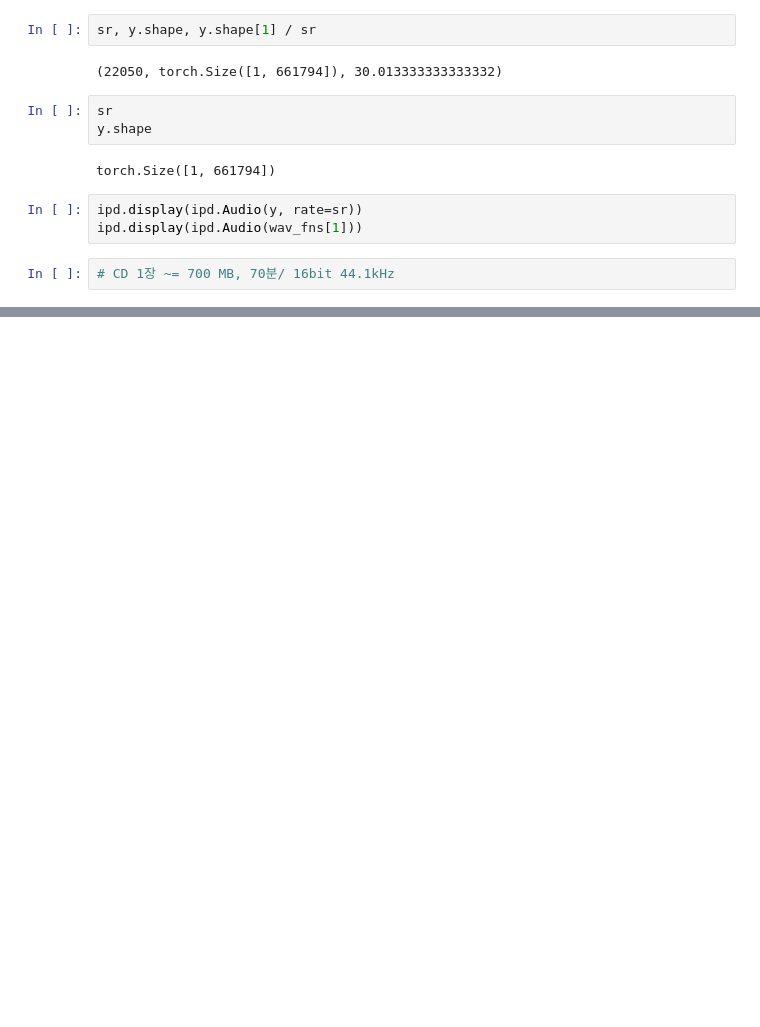
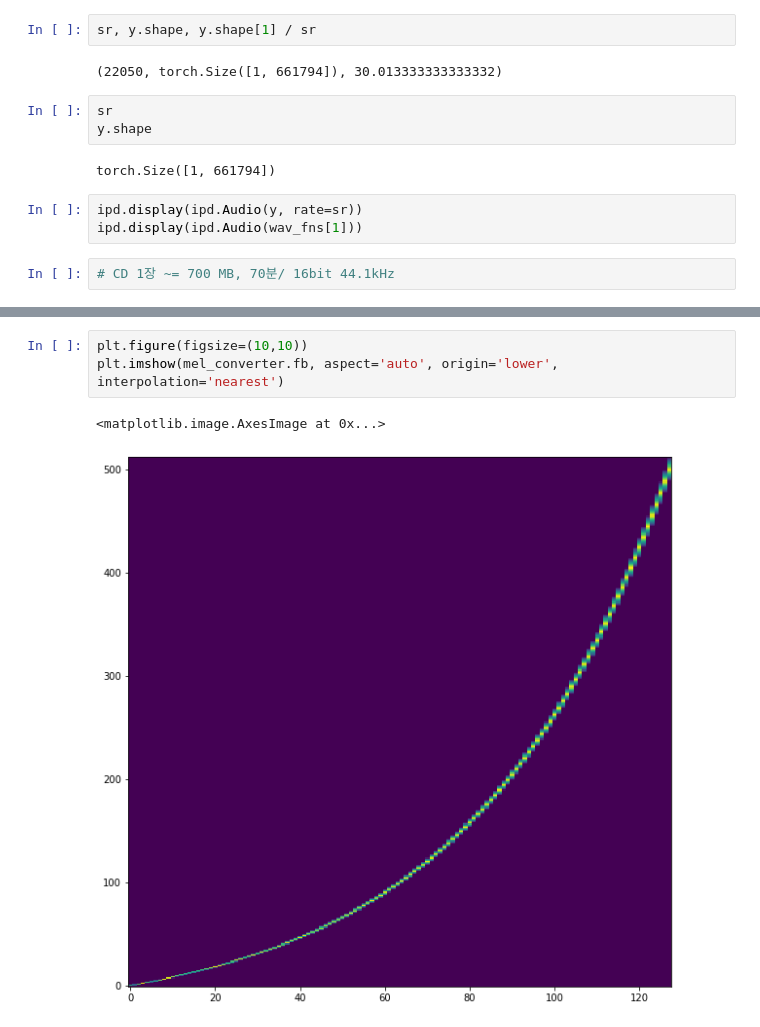
Before and after one commit to jdasam/ant5015-2023, a Jupyter notebook: notebooks/3rd_week_live_coding.ipynb, the cells around one changed output, grey strips where cells are left out. Cells and saved outputs as stored; diff of their text form; blank space fills up the shorter version.

```diff
--- a/notebooks/3rd_week_live_coding.ipynb
+++ b/notebooks/3rd_week_live_coding.ipynb
@@ -71,0 +98,6 @@ ipd.display(ipd.Audio(wav_fns[1]))
+# %%
+plt.figure(figsize=(10,10))
+plt.imshow(mel_converter.fb, aspect='auto', origin='lower', interpolation='nearest')
+# %% [output]
+<matplotlib.image.AxesImage at 0x...>
+[figure, added]
```
Also changed, not shown: parts of 9 cells of this notebook.
